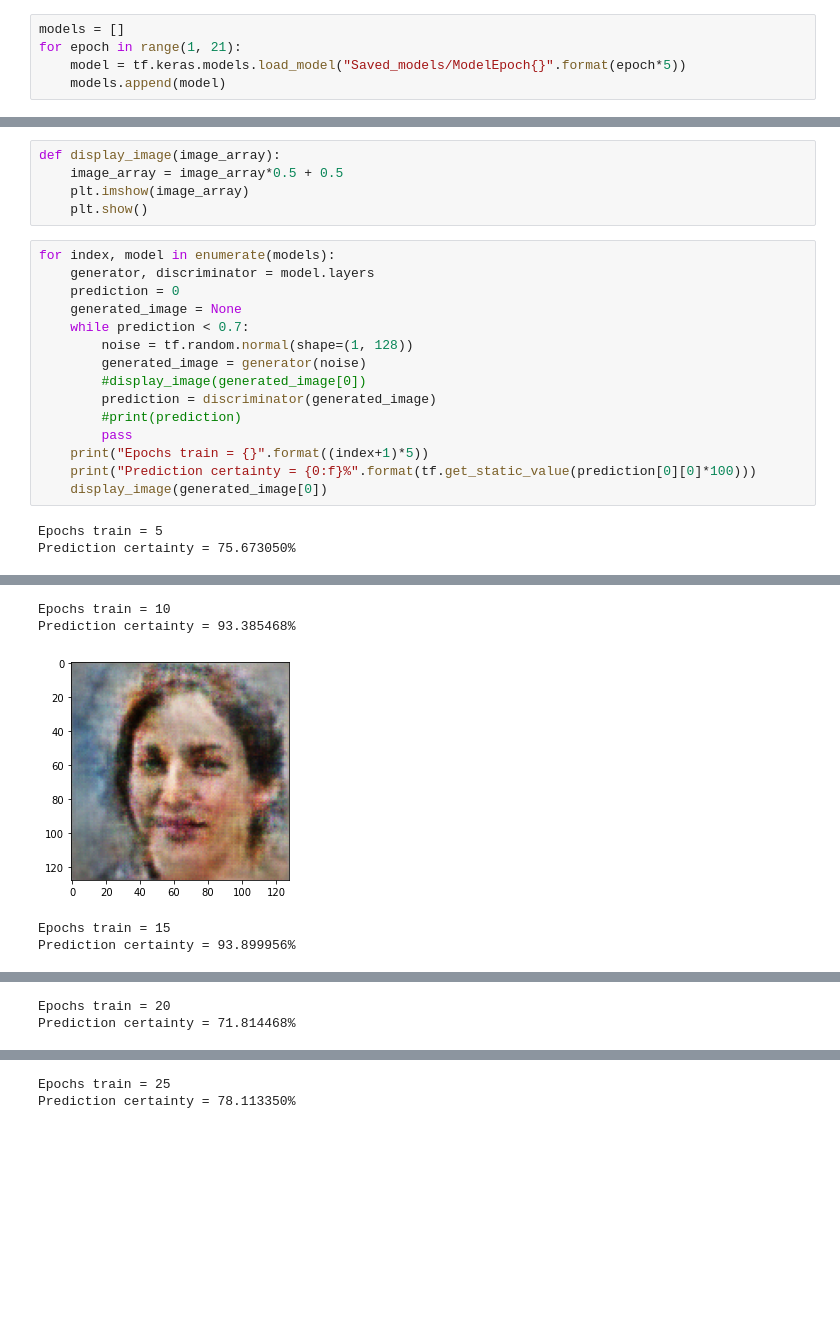
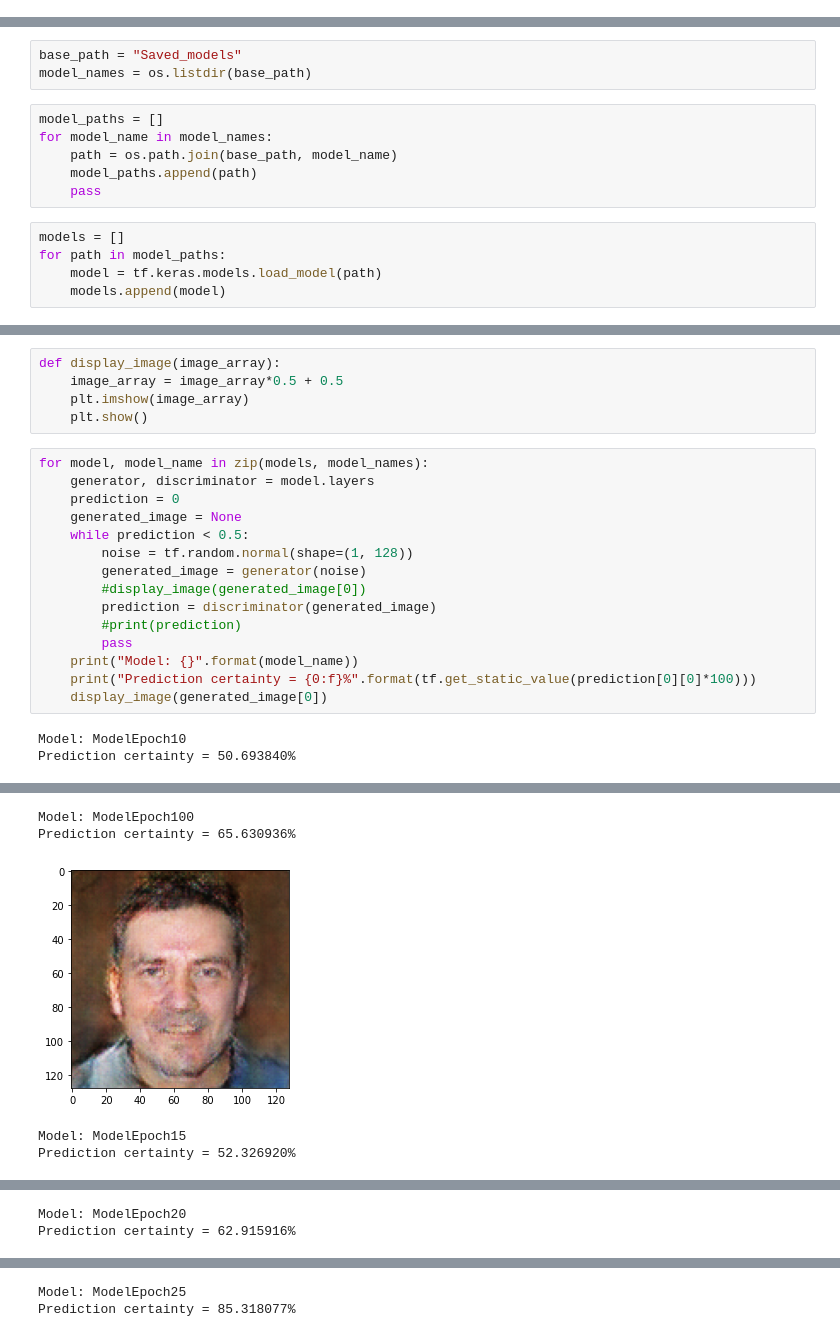
Before and after one commit to Allan2Fernandes/Face_Generator, a Jupyter notebook: GAN_Tester.ipynb, the cells around one changed output, grey strips where cells are left out. Saved outputs shown, nothing was run; the diff lists cells and outputs as text; blank space fills up the shorter version.

```diff
--- a/GAN_Tester.ipynb
+++ b/GAN_Tester.ipynb
@@ -4,8 +4,3 @@ import tensorflow as tf
 import os
 import matplotlib.pyplot as plt
 import numpy as np
-# %%
-models = []
-for epoch in range(1, 21):
-    model = tf.keras.models.load_model("Saved_models/ModelEpoch{}".format(epoch*5))
-    models.append(model)
@@ -32,0 +7,14 @@ WARNING:tensorflow:No training configuration found in save file, so the model wa
+# %%
+base_path = "Saved_models"
+model_names = os.listdir(base_path)
+# %%
+model_paths = []
+for model_name in model_names:
+    path = os.path.join(base_path, model_name)
+    model_paths.append(path)
+    pass
+# %%
+models = []
+for path in model_paths:
+    model = tf.keras.models.load_model(path)
+    models.append(model)
@@ -36,20 +45,20 @@ def display_image(image_array):
     plt.imshow(image_array)
     plt.show()
 # %%
-for index, model in enumerate(models):
+for model, model_name in zip(models, model_names):
     generator, discriminator = model.layers
     prediction = 0
     generated_image = None
-    while prediction < 0.7:
+    while prediction < 0.5:
         noise = tf.random.normal(shape=(1, 128))
         generated_image = generator(noise)
         #display_image(generated_image[0])
         prediction = discriminator(generated_image)
         #print(prediction)
         pass
-    print("Epochs train = {}".format((index+1)*5))
+    print("Model: {}".format(model_name))
     print("Prediction certainty = {0:f}%".format(tf.get_static_value(prediction[0][0]*100)))
     display_image(generated_image[0])
 # %% [output]
-Epochs train = 5
-Prediction certainty = 75.673050%
+Model: ModelEpoch10
+Prediction certainty = 50.693840%
@@ -57,5 +66,5 @@ Prediction certainty = 75.673050%
-Epochs train = 10
-Prediction certainty = 93.385468%
+Model: ModelEpoch100
+Prediction certainty = 65.630936%
-[figure, old version]
+[figure, new version]
-Epochs train = 15
-Prediction certainty = 93.899956%
+Model: ModelEpoch15
+Prediction certainty = 52.326920%
@@ -63,2 +72,2 @@ Prediction certainty = 93.899956%
-Epochs train = 20
-Prediction certainty = 71.814468%
+Model: ModelEpoch20
+Prediction certainty = 62.915916%
@@ -66,2 +75,2 @@ Prediction certainty = 71.814468%
-Epochs train = 25
-Prediction certainty = 78.113350%
+Model: ModelEpoch25
+Prediction certainty = 85.318077%
```
Also changed, not shown: parts of 4 cells of this notebook, 2 other files.
